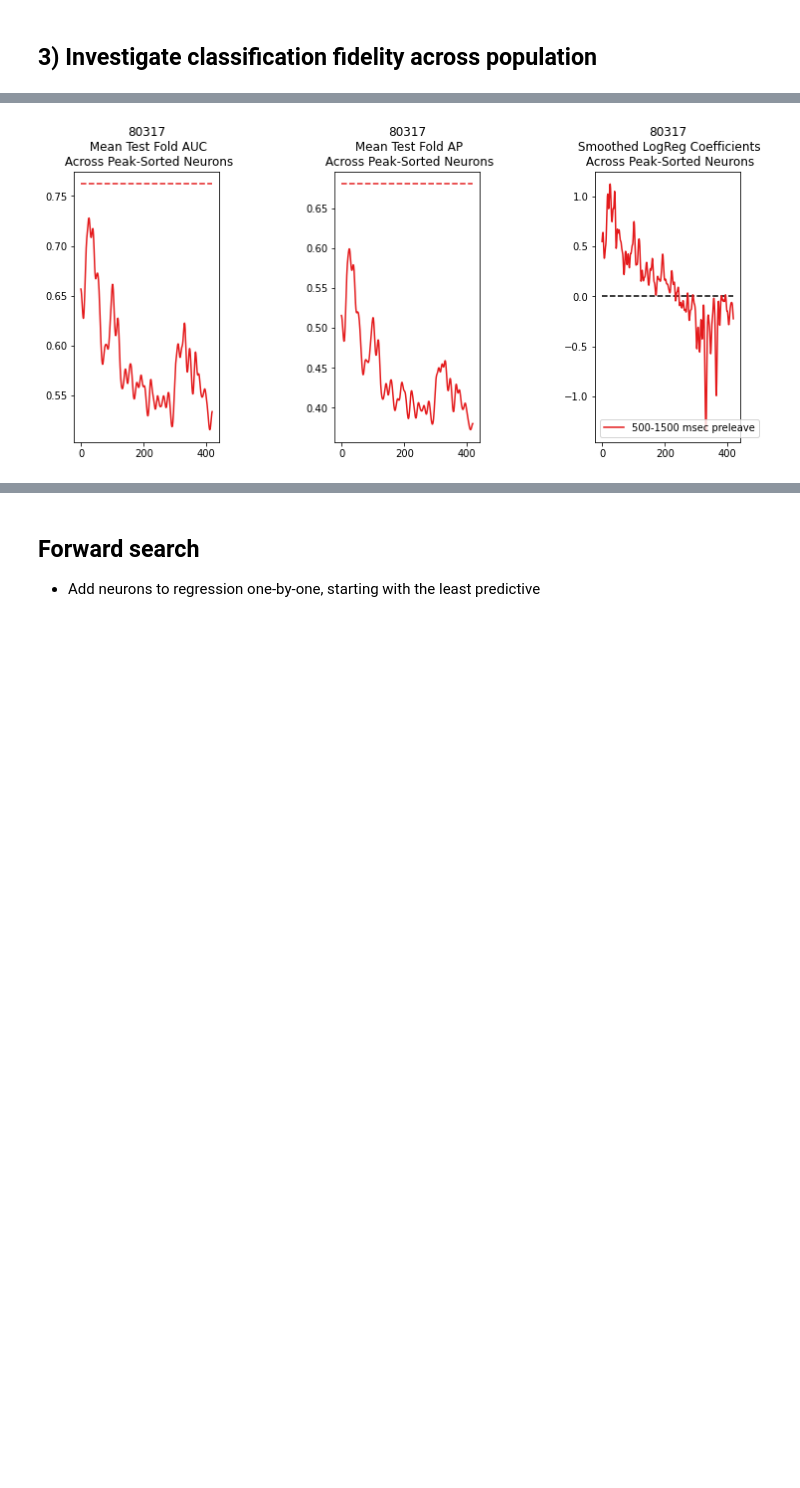
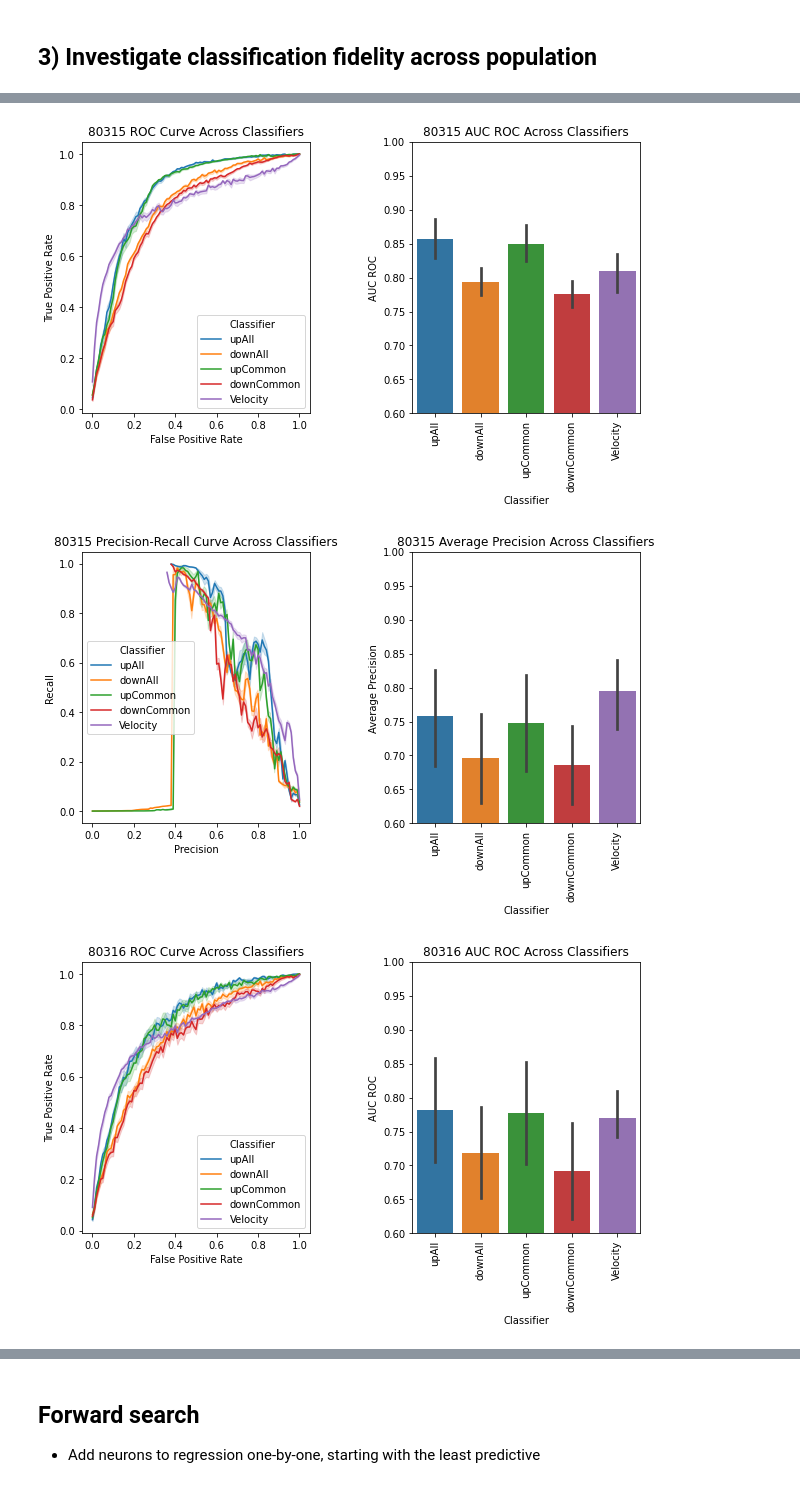
Before and after one commit to mgcampb/patch_foraging_neuropix, a Jupyter notebook: josh/classification/singleCell/singleCellWarRoom.ipynb, the cells around one changed output, grey strips where cells are left out. Saved outputs shown, nothing was run; the diff lists cells and outputs as text; code cells hidden in the pictures; blank space fills up the shorter version.

Commit message:
driscoll selection

```diff
--- a/josh/classification/singleCell/singleCellWarRoom.ipynb
+++ b/josh/classification/singleCell/singleCellWarRoom.ipynb
@@ -362,7 +555,6 @@ calcFR_opt = dict(tbin =  0.02,
 
 t1 = [500]
 t2 = [1500]
-day_selection = ["80317"]
 
-classification_struct = gen_classification_struct(mouse_dir,calcFR_opt,t1,t2,day_selection = day_selection)
+classification_struct = gen_classification_struct(mouse_dir,calcFR_opt,t1,t2)
 # %% [output]
@@ -379,8 +581,8 @@ classification_struct = peaksort(classification_struct,"timesince",decVar_bins,v
 # generate a classification_dataset object per day
 prop_val = .1
 k = 10
-t1 = 750
-t2 = 1250
+t1 = 500
+t2 = 1500
 dataset = classification_dataset(classification_struct['80317'],t1,t2,prop_val,k)
 # %% [markdown]
 ## 3) Investigate classification fidelity across population
@@ -387,49 +601,39 @@ dataset = classification_dataset(classification_struct['80317'],t1,t2,prop_val,k
 # %%
-# first try logistic regression
 prop_val = .1
 k = 5
 colors = plt.get_cmap('Set1',lut = 4)
 t1_range = [500]
 t2_range = [1500]
+ramp_pops = ['upAll','downAll','upCommon','downCommon']
+roc_results = pd.DataFrame(columns = ["Classifier","threshold","fpr","tpr"],dtype = np.float64)
+pr_results = pd.DataFrame(columns = ["Classifier","threshold","precision","recall"],dtype = np.float64)
 
-for day_key in ['80317']:
-    fig,ax = plt.subplots(1,3,figsize = (12,5))
-    plt.subplots_adjust(wspace = .8)
-    ax = ax.ravel()
+for day_key in ['80315','80316','80317']:
     for i,(t1,t2) in enumerate(zip(t1_range,t2_range)):
         dataset = classification_dataset(classification_struct[day_key],t1,t2,prop_val,k)
         model = make_pipeline(StandardScaler(), LogisticRegression(random_state = 0))
-        mean_auc = np.zeros(dataset.n_neurons)
-        mean_ap = np.zeros(dataset.n_neurons)
-        coeffs = np.zeros(dataset.n_neurons)
+        auc = np.zeros((len(ramp_pops)+1,dataset.k))
+        ap = np.zeros((len(ramp_pops)+1,dataset.k))
+        coeffs = np.zeros(len(ramp_pops))
 #         bar = IncrementalBar('Training single cell regressions', max = dataset.n_neurons, check_tty=False, hide_cursor=False)
-        for neuron in range(dataset.n_neurons):
-            (X_train,y_train),(X_val,y_val) = dataset.gen_cellDataset(np.array([neuron]))
-            auc,ap = AUC_AP_evaluation(dataset,model,X_train.T,y_train)
-            mean_auc[neuron] = np.mean(auc)
-            mean_ap[neuron] = np.mean(ap)
-            coeffs[neuron] = model[1].coef_[0][0]
-#             bar.next()
-#         bar.finish()
+        for rIx,ramp_pop in enumerate(ramp_pops):
+            (X_train,y_train),(X_val,y_val) = dataset.gen_rampDataset(ramp_pop)
+            i_auc,i_ap,i_roc_results,i_pr_results = AUC_AP_evaluation(dataset,model,ramp_pop,X_train.T,y_train)
+            roc_results = roc_results.append(i_roc_results)
+            pr_results = pr_results.append(i_pr_results)
+            auc[rIx,:] = i_auc
+            ap[rIx,:] = i_ap
+            coeffs[rIx] = model[1].coef_[0][0]
 
         (X_train_vel,y_train),(X_val_vel,y_val) = dataset.gen_velDataset()
-        auc_vel,ap_vel = AUC_AP_evaluation(dataset,model,X_train_vel,y_train)
+        auc_vel,ap_vel,vel_roc_results,vel_pr_results = AUC_AP_evaluation(dataset,model,"Velocity",X_train_vel,y_train)
+        roc_results = roc_results.append(vel_roc_results)
+        pr_results = pr_results.append(vel_pr_results)
+        auc[-1,:] = auc_vel
+        ap[-1,:] = ap_vel
 
-        # Now visualize results across neurons
-        ax[0].plot(gaussian_filter(mean_auc,4),color = colors(i),label = "%i-%i msec preleave"%(t1,t2))
-    #     plt.plot(mean_auc)
-        ax[0].hlines(np.mean(auc_vel),0,dataset.n_neurons,color = colors(i),linestyle = 'dashed')
-        ax[0].set_title("%s\n Mean Test Fold AUC\n Across Peak-Sorted Neurons"%day_key)
-#         ax[0].subplot(1,3,2)
-        ax[1].plot(gaussian_filter(mean_ap,4),color = colors(i),label = "%i-%i msec preleave"%(t1,t2))
-    #     plt.plot(mean_ap)
-        ax[1].hlines(np.mean(ap_vel),0,dataset.n_neurons,color = colors(i),linestyle = 'dashed')
-        ax[1].set_title("%s\n Mean Test Fold AP\n Across Peak-Sorted Neurons"%day_key)
-#         plt.subplot(1,3,3)
-        ax[2].plot(gaussian_filter(coeffs,2),color = colors(i),label = "%i-%i msec preleave"%(t1,t2))
-    #     plt.plot(coeffs)
-        ax[2].hlines(0,0,dataset.n_neurons,linestyle = 'dashed')
-        ax[2].set_title("%s\n Smoothed LogReg Coefficients\n Across Peak-Sorted Neurons"%day_key)
-        plt.legend()
+    visualize_roc_pr(roc_results,auc,pr_results,ap,day_key)
 # %% [output]
-[figure, old version]
+[figure, new version]
+[figure, added]
+[figure, added]
```
Also changed, not shown: parts of 19 cells of this notebook, 17 other files.
